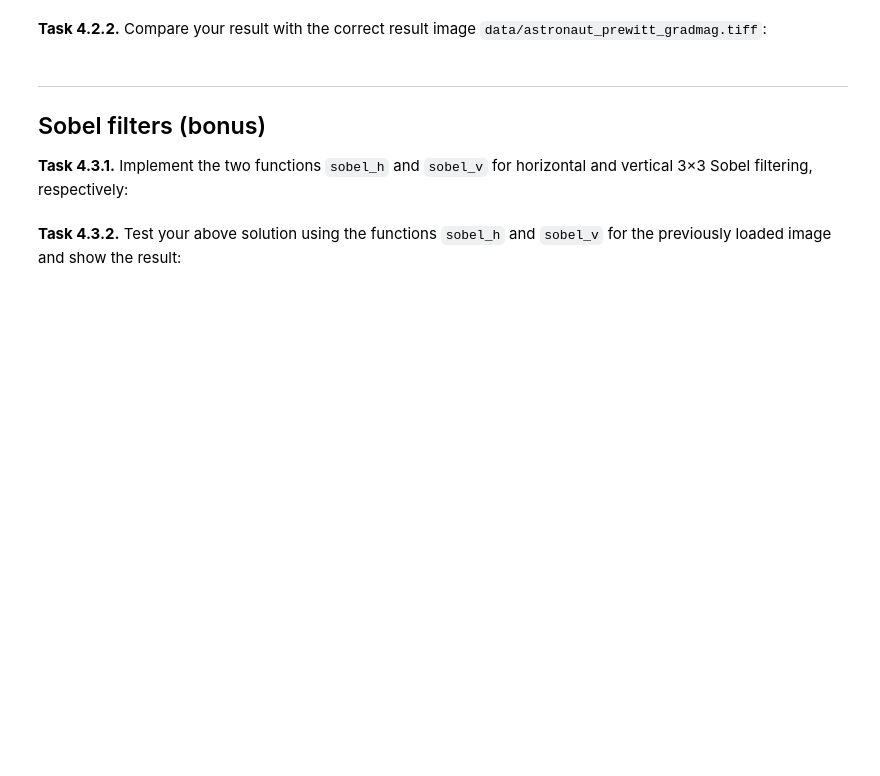
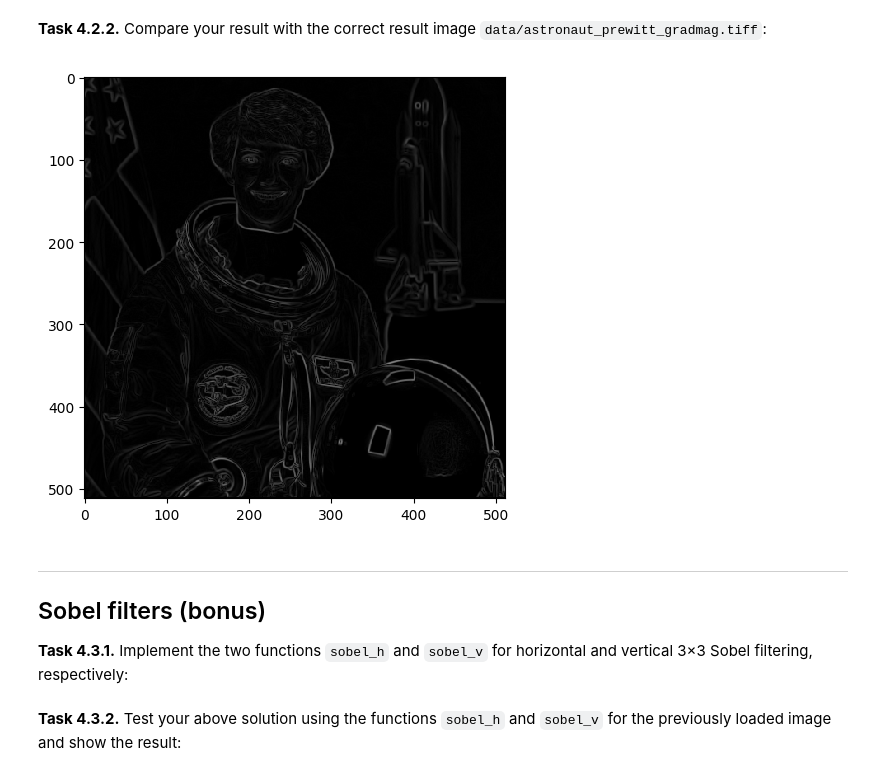
Before and after one commit to rMaximr/mobi-fs3-python, a Jupyter notebook: task4.ipynb, the cells around one changed output. Drawn from its saved outputs; the diff is of its cells as text; code cells hidden in the pictures; blank space fills up the shorter version.

```diff
--- a/task4.ipynb
+++ b/task4.ipynb
@@ -101,5 +113,11 @@ assert numpy.allclose(x, img2, atol=1/255) #Der vergleich funktioniert nicht. Di
 # %% [markdown]
 **<a id="#">Task 4.2.2.</a>** Compare your result with the correct result image `data/astronaut_prewitt_gradmag.tiff`:
+# %%
+img4 = skimage.io.imread('data/astronaut_prewitt_gradmag.tiff')
+skimage.io.imshow(img4)
+assert numpy.allclose(maggrad_img, img4, atol=1/255)
+# %% [output]
+[figure, added]
 # %% [markdown]
 ---
 
```
Also changed, not shown: parts of 5 cells of this notebook.
